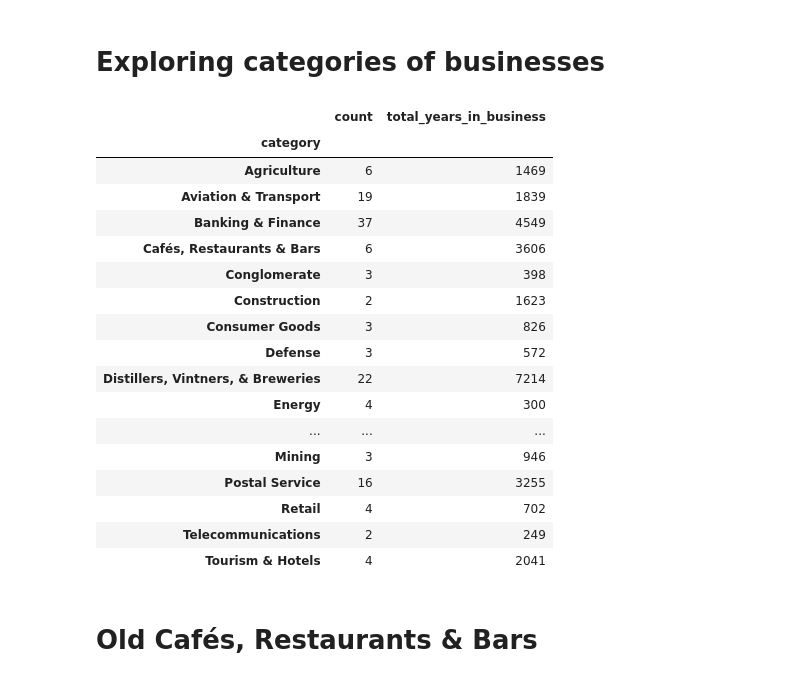
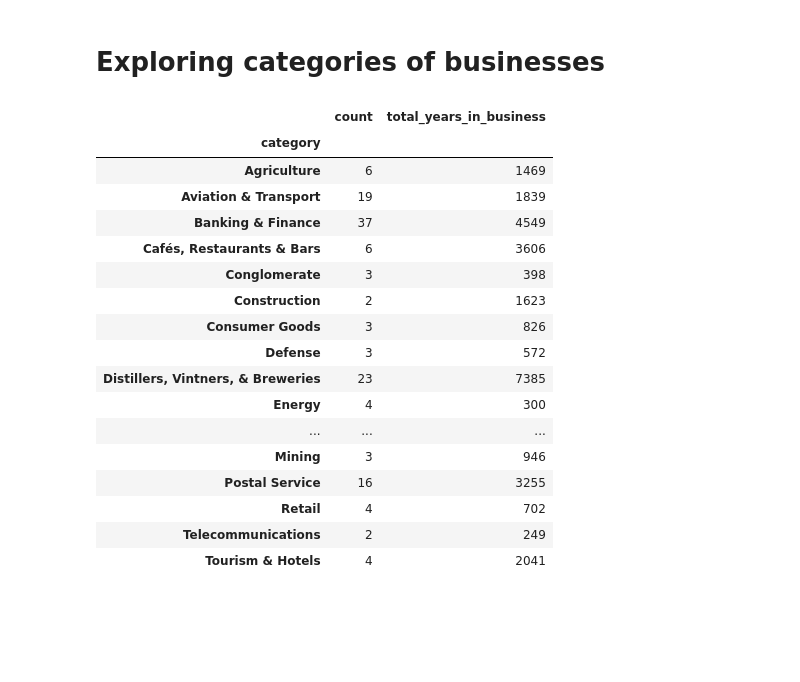
Before and after one commit to NickVasenkov/Oldest-Businesses-in-The-World, a Jupyter notebook: oldest-businesses.ipynb, the cells around one changed output. Drawn from its saved outputs; the diff is of its cells as text; code cells hidden in the pictures; blank space fills up the shorter version.

Commit message:
Categories on each continent

```diff
--- a/oldest-businesses.ipynb
+++ b/oldest-businesses.ipynb
@@ -237,34 +237,34 @@ count_missing
 # %%
 # Import names of categories
 categories = pd.read_csv("datasets/categories.csv")
-businesses_categories = businesses.merge(categories, on='category_code')
+businesses_categories = all_businesses.merge(categories, on='category_code')
 
 # Find the number of oldest businesses in each category
 count_business_cats = businesses_categories.groupby('category').agg({'business': 'nunique'})
 count_business_cats.columns = ["count"]
 
 # Find the cumulative years businesses from each category have been operating
 years_business_cats = businesses_categories.groupby("category").agg({'year_founded':'sum'})
 years_business_cats.columns = ["total_years_in_business"]
 from datetime import datetime
 currentYear = datetime.now().year
 years_business_cats["total_years_in_business"] = currentYear * count_business_cats["count"] - years_business_cats["total_years_in_business"]
 
 # Display
 business_cats = count_business_cats.join(years_business_cats)
 business_cats
 # %% [output]
 |  | count | total_years_in_business |
 | category |  |  |
 | Agriculture | 6 | 1469 |
 | Aviation & Transport | 19 | 1839 |
 | Banking & Finance | 37 | 4549 |
 | Cafés, Restaurants & Bars | 6 | 3606 |
 | Conglomerate | 3 | 398 |
 | Construction | 2 | 1623 |
 | Consumer Goods | 3 | 826 |
 | Defense | 3 | 572 |
-| Distillers, Vintners, & Breweries | 22 | 7214 |
+| Distillers, Vintners, & Breweries | 23 | 7385 |
 | Energy | 4 | 300 |
 | ... | ... | ... |
 | Mining | 3 | 946 |
@@ -272,5 +272,3 @@ business_cats
 | Retail | 4 | 702 |
 | Telecommunications | 2 | 249 |
 | Tourism & Hotels | 4 | 2041 |
-# %% [markdown]
-# Old Cafés, Restaurants & Bars
```
Also changed, not shown: parts of 4 cells of this notebook.
